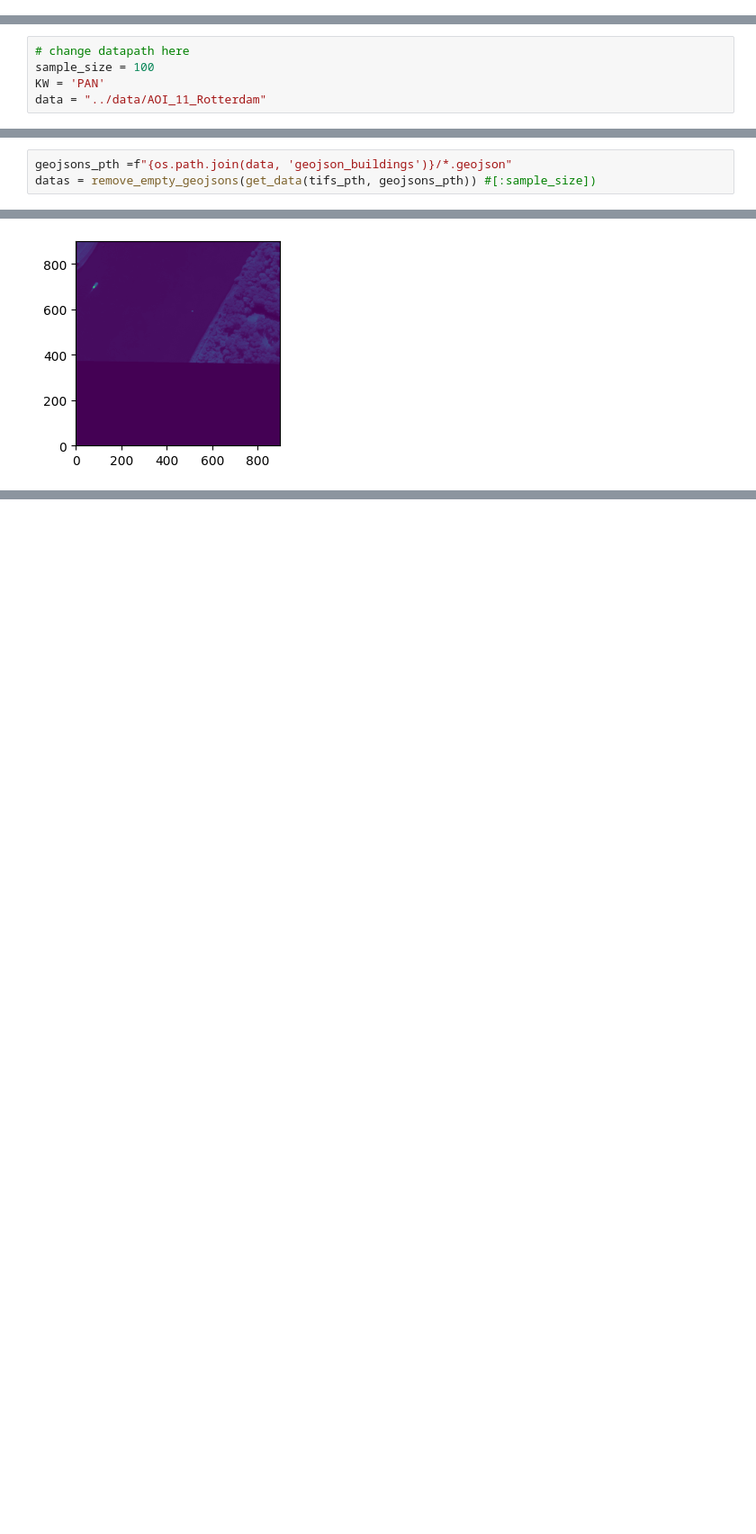
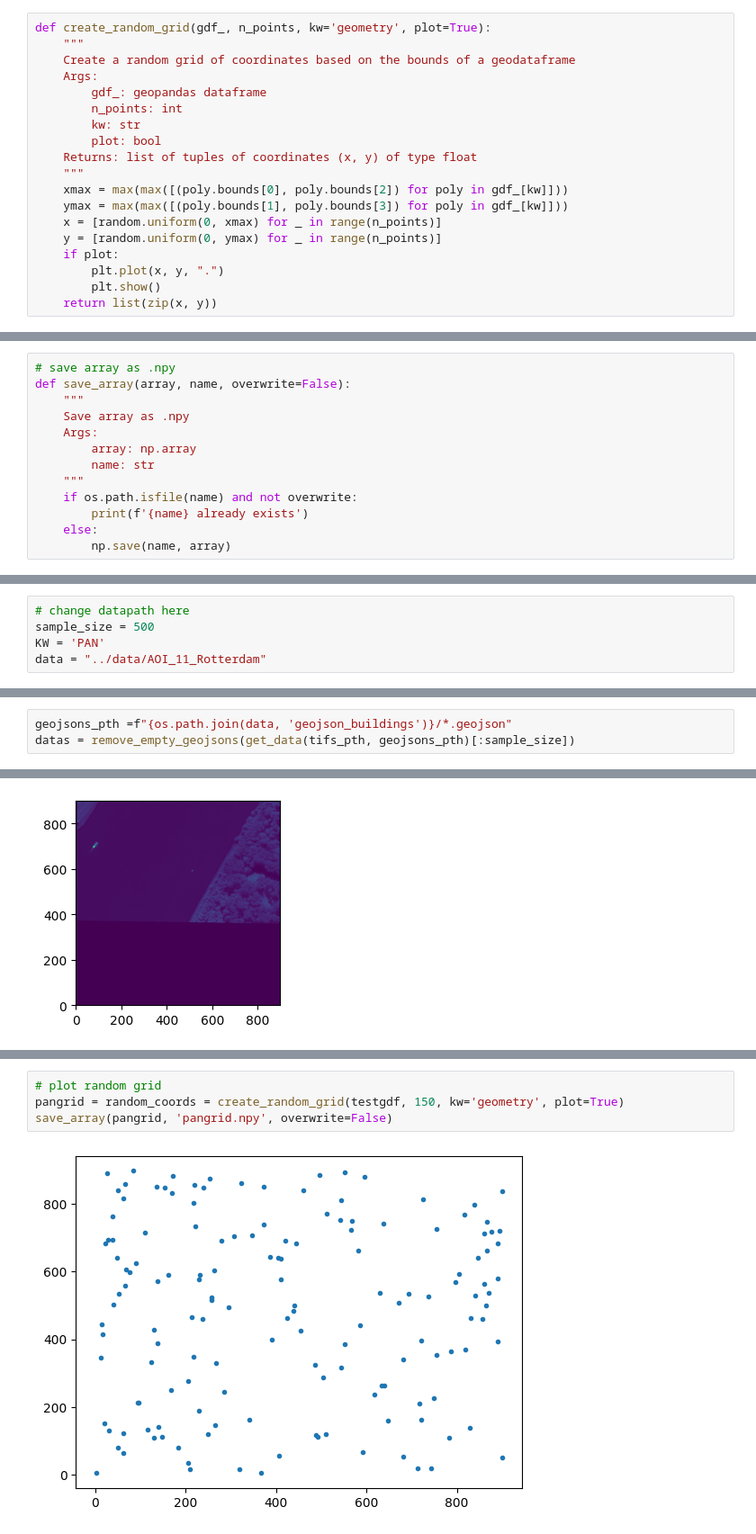
Before and after one commit to neu-spiral/Neural-Point-Processes, a Jupyter notebook: processing/data_alignment_.ipynb, the cells around one changed output, grey strips where cells are left out. Shown: that part at 90% size. Cells and saved outputs as stored; diff of their text form; blank space fills up the shorter version.

```diff
--- a/processing/data_alignment_.ipynb
+++ b/processing/data_alignment_.ipynb
@@ -113,6 +113,25 @@ def create_meshgrid(gdf_, step=10, kw='geometry', plot=True):
         plt.show()
 
     return list(zip(x, y))
+# %%
+def create_random_grid(gdf_, n_points, kw='geometry', plot=True):
+    """
+    Create a random grid of coordinates based on the bounds of a geodataframe
+    Args:
+        gdf_: geopandas dataframe
+        n_points: int
+        kw: str
+        plot: bool
+    Returns: list of tuples of coordinates (x, y) of type float
+    """
+    xmax = max(max([(poly.bounds[0], poly.bounds[2]) for poly in gdf_[kw]]))
+    ymax = max(max([(poly.bounds[1], poly.bounds[3]) for poly in gdf_[kw]]))
+    x = [random.uniform(0, xmax) for _ in range(n_points)]
+    y = [random.uniform(0, ymax) for _ in range(n_points)]
+    if plot:
+        plt.plot(x, y, ".")
+        plt.show()
+    return list(zip(x, y))
 # %%
 def get_circle_coord(theta, x_center, y_center, radius):
     """
@@ -353,13 +378,26 @@ def generate_pin_counts(data_list, rad=20, step=100, stop=6, kw='tr2_geometry',
         if N >= stop:
             break
     return out_
+# %%
+# save array as .npy
+def save_array(array, name, overwrite=False):
+    """
+    Save array as .npy
+    Args:
+        array: np.array
+        name: str
+    """
+    if os.path.isfile(name) and not overwrite:
+        print(f'{name} already exists')
+    else:
+        np.save(name, array)
 # %% [markdown]
 # Main
 # %% [markdown]
 Constants
 # %%
 # change datapath here
-sample_size = 100
+sample_size = 500
 KW = 'PAN'
 data = "../data/AOI_11_Rotterdam"
 # %%
@@ -372,7 +410,7 @@ else:
 processed directory already exists
 # %%
 geojsons_pth =f"{os.path.join(data, 'geojson_buildings')}/*.geojson"
-datas = remove_empty_geojsons(get_data(tifs_pth, geojsons_pth)) #[:sample_size])
+datas = remove_empty_geojsons(get_data(tifs_pth, geojsons_pth)[:sample_size])
 # %%
 # copy tifs from AOI_11_Rotterdam to AOI_11_Rotterdam/processed/kw
 if not os.path.exists(f"{os.path.join(data, 'processed', KW)}"):
@@ -419,2 +457,8 @@ circ = [Polygon(circle_coords_fn(circ_coors[0], circ_coors[1], 1, 100, offset=(0
 # %% [output]
 [figure]
+# %%
+# plot random grid
+pangrid = random_coords = create_random_grid(testgdf, 150, kw='geometry', plot=True)
+save_array(pangrid, 'pangrid.npy', overwrite=False)
+# %% [output]
+[figure, added]
```
Also changed, not shown: parts of 8 cells of this notebook, 3 other files.
